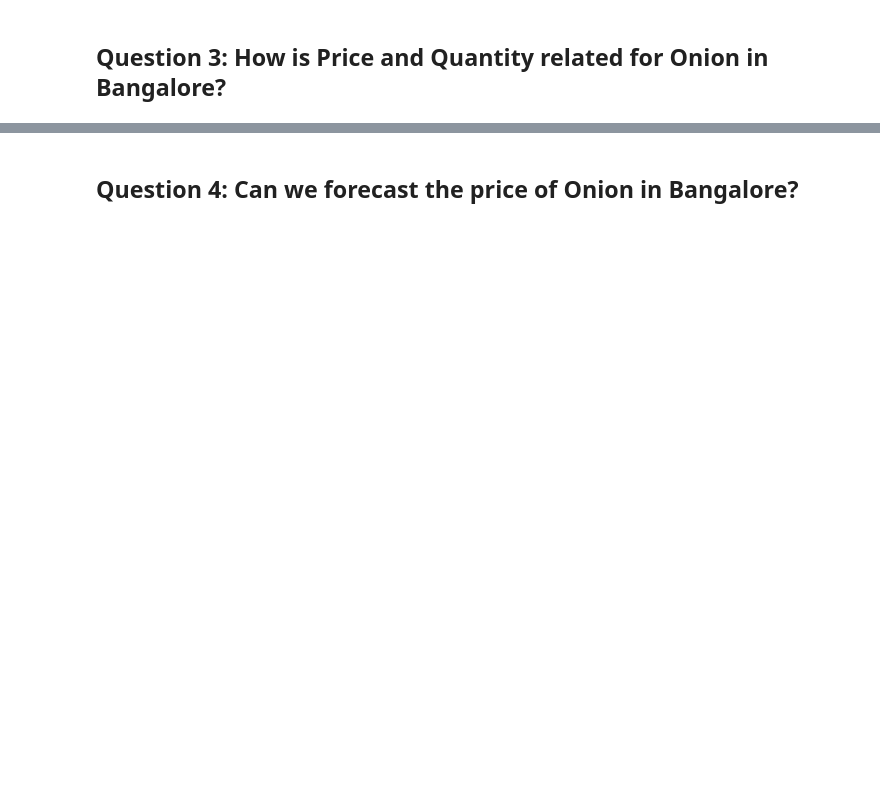
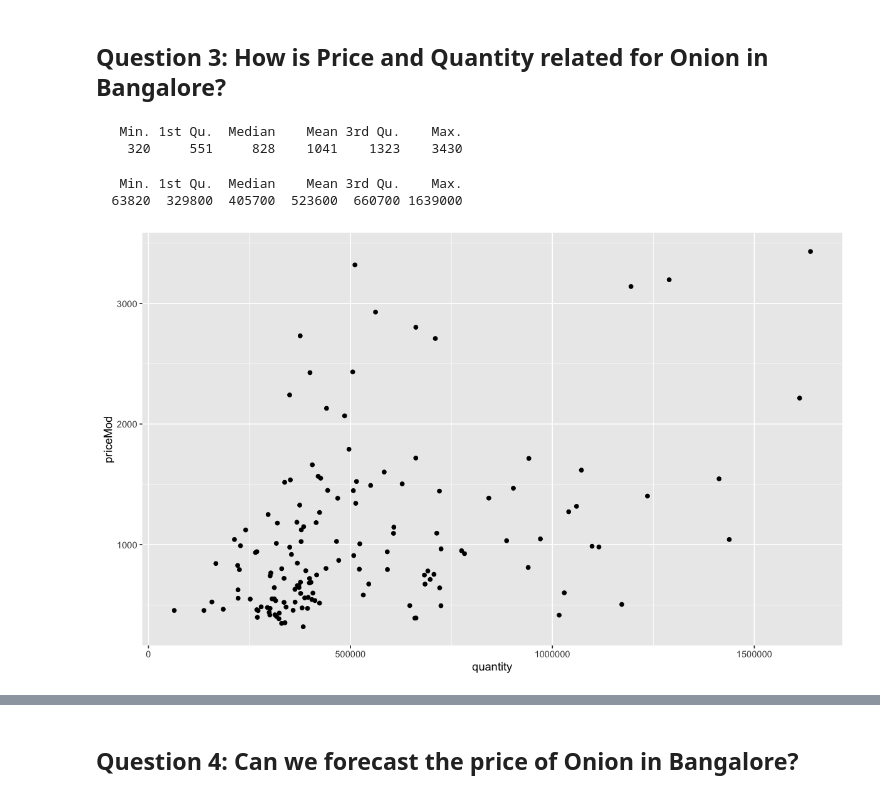
Before and after one commit to unnati-xyz/intro-R-data-science, a Jupyter notebook: onion/5-Model.ipynb, the cells around one changed output, grey strips where cells are left out. Drawn from its saved outputs; the diff is of its cells as text; code cells hidden in the pictures; blank space fills up the shorter version.

```diff
--- a/onion/5-Model.ipynb
+++ b/onion/5-Model.ipynb
@@ -21,6 +40,0 @@ df.date = pd.DatetimeIndex(df.date)
-# %%
-# Change the index to the date column
-df.index = pd.PeriodIndex(df.date, freq='M')
-# %%
-# Sort the data frame by date
-df = df.sort_values(by = "date")
@@ -28,0 +51,6 @@ df.head()
+# %%
+# Get the values for Bangalore
+dfBang <- df %>%
+          filter( city == 'BANGALORE') %>%
+          arrange(date) %>%
+          select(quantity, priceMod, date)
@@ -29,4 +67,2 @@ df.head()
 # %% [markdown]
 ## Question 3: How is Price and Quantity related for Onion in Bangalore?
-# %%
-dfBang = df[df.city == 'BANGALORE']
@@ -39 +69,15 @@ dfBang.plot(kind = "scatter", x = "quantity", y = "priceMod", s = 100, alpha = 0
+# %%
+summary(dfBang$priceMod)
+# %% [output]
+   Min. 1st Qu.  Median    Mean 3rd Qu.    Max.
+    320     551     828    1041    1323    3430
+# %%
+summary(dfBang$quantity)
+# %% [output]
+   Min. 1st Qu.  Median    Mean 3rd Qu.    Max.
+  63820  329800  405700  523600  660700 1639000
+# %%
+ggplot(dfBang) + aes(quantity, priceMod) + geom_point()
+# %% [output]
+[figure, added]
 # %% [markdown]
```
Also changed, not shown: parts of 57 cells of this notebook, 3 other files.
